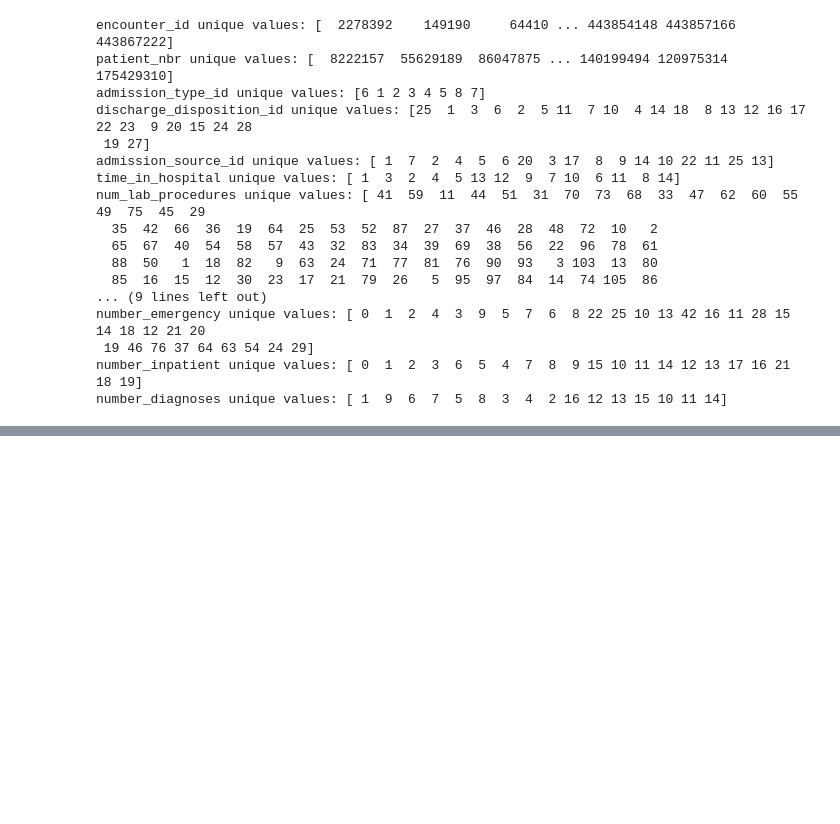
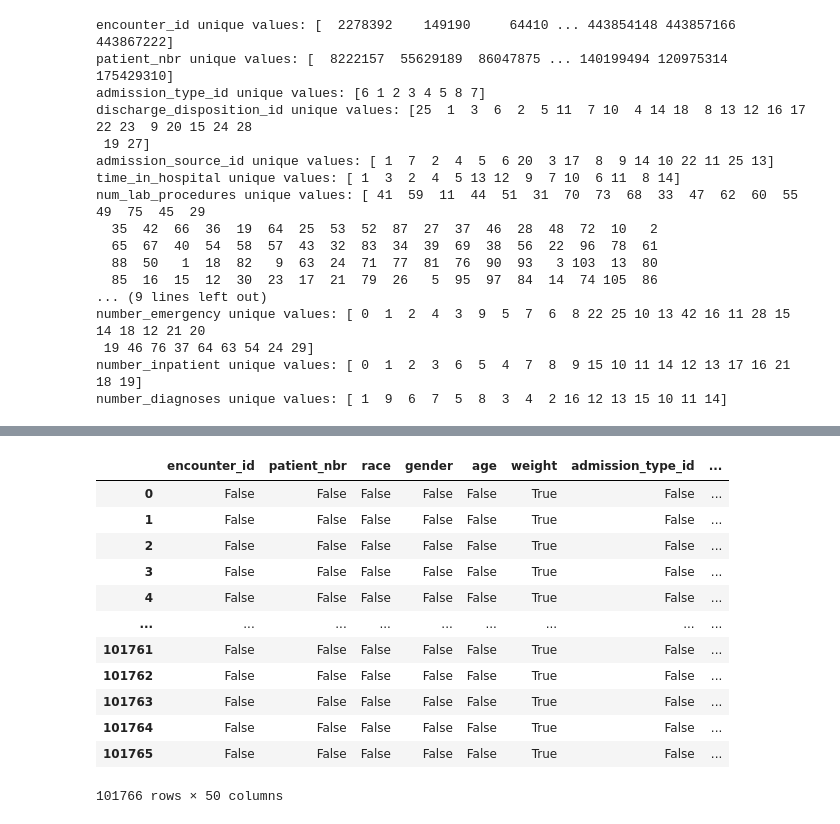
Before and after one commit to Jodhiamboapiyo/Diabetes_130-US_Hospitals_1999-2008, a Jupyter notebook: Index.ipynb, the cells around one changed output, grey strips where cells are left out. Saved outputs shown, nothing was run; the diff lists cells and outputs as text; code cells hidden in the pictures; blank space fills up the shorter version.

```diff
--- a/Index.ipynb
+++ b/Index.ipynb
@@ -156,6 +158,11 @@ metformin-pioglitazoneunique values: ['No' 'Steady']
 changeunique values: ['No' 'Ch']
 diabetesMedunique values: ['No' 'Yes']
 readmittedunique values: ['NO' '>30' '<30']
+# %%
+import numpy as np
+
+# Replace '?' with NaN in categorical columns
+df1.replace('?', np.nan, inplace=True)
 # %%
 # Check for placeholders in numerical columns
 for col in df1.select_dtypes(include="number").columns:
@@ -301,0 +199,16 @@ print(unique_values)
+# %%
+df1.isnull()
+# %% [output]
+|  | encounter_id | patient_nbr | race | gender | age | weight | admission_type_id | ... |
+| 0 | False | False | False | False | False | True | False | ... |
+| 1 | False | False | False | False | False | True | False | ... |
+| 2 | False | False | False | False | False | True | False | ... |
+| 3 | False | False | False | False | False | True | False | ... |
+| 4 | False | False | False | False | False | True | False | ... |
+| ... | ... | ... | ... | ... | ... | ... | ... | ... |
+| 101761 | False | False | False | False | False | True | False | ... |
+| 101762 | False | False | False | False | False | True | False | ... |
+| 101763 | False | False | False | False | False | True | False | ... |
+| 101764 | False | False | False | False | False | True | False | ... |
+| 101765 | False | False | False | False | False | True | False | ... |
+101766 rows × 50 columns
```
Also changed, not shown: parts of 39 cells of this notebook, 1 other file.
